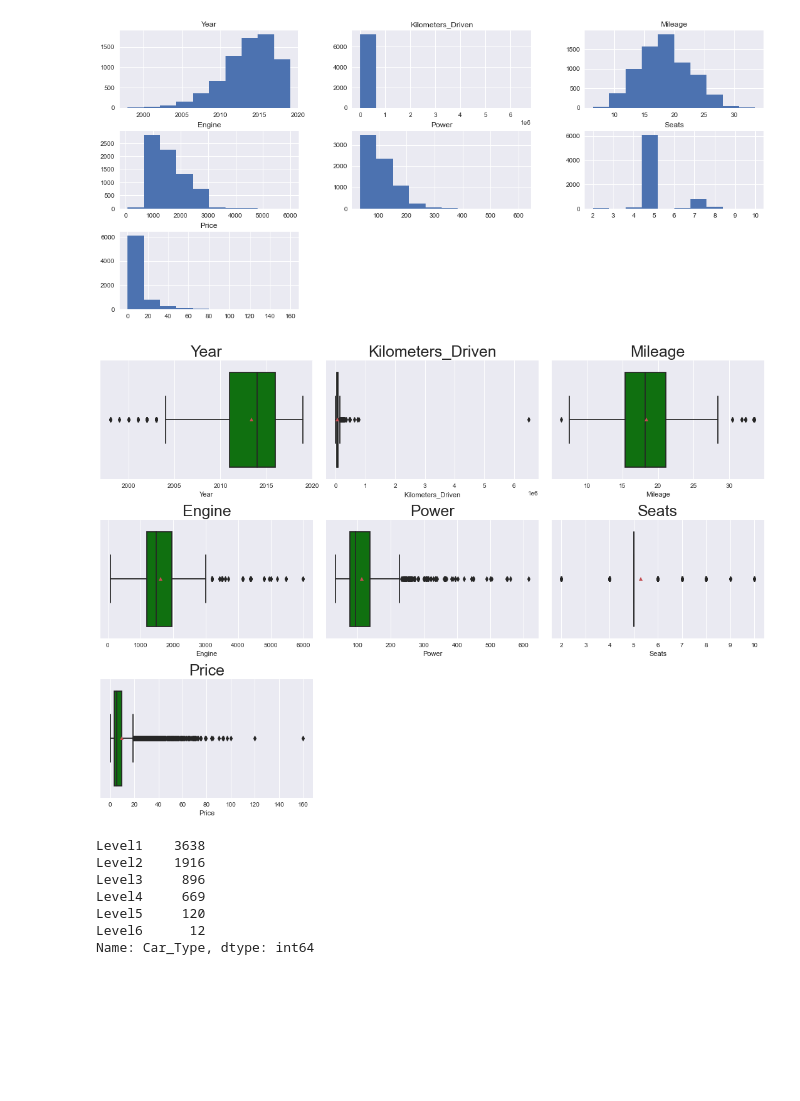
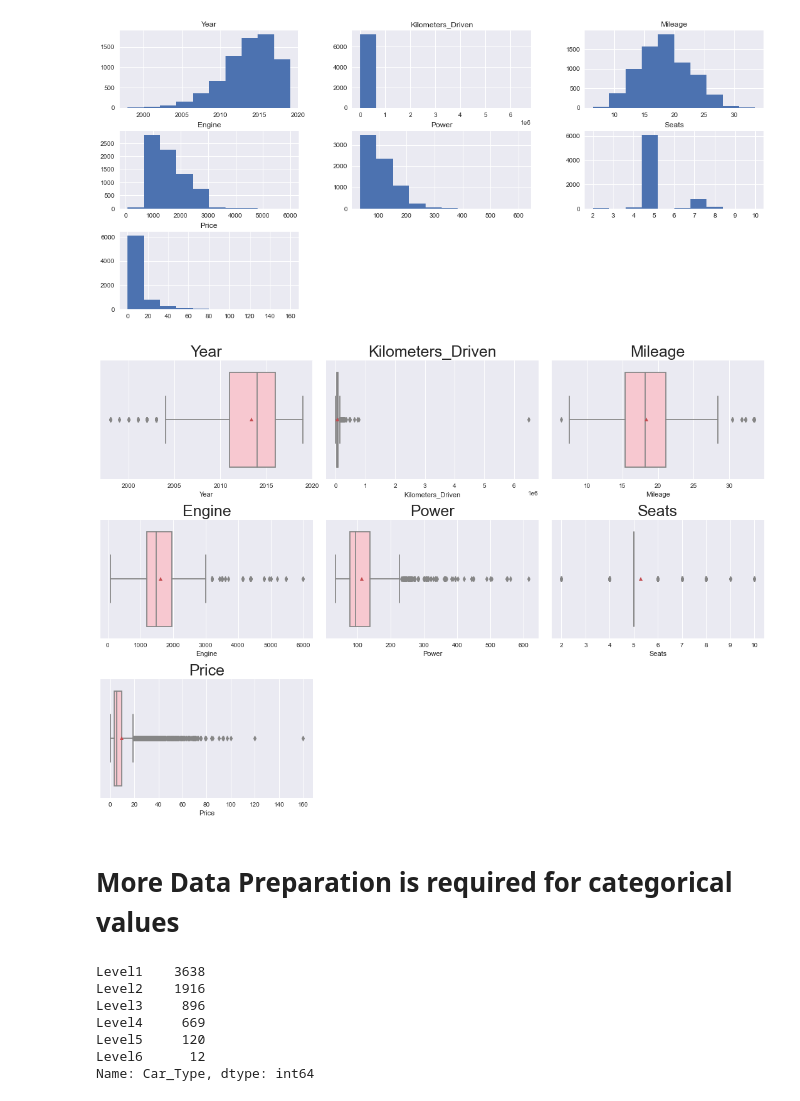
Before and after one commit to githosted/CAPSTONE, a Jupyter notebook: UsedCars.ipynb, the cells around one changed output. Drawn from its saved outputs; the diff is of its cells as text; code cells hidden in the pictures; blank space fills up the shorter version.

```diff
--- a/UsedCars.ipynb
+++ b/UsedCars.ipynb
@@ -214,8 +208,8 @@ df['Price']= df['Price'].fillna(0.0)
 # %%
-#running a loop to check every row in df dataset
-for i in range(len(df)):
-    if df.Price[i]==0.00:
+#Running a loop to check every row in data dataset
+for i in range(len(data)):
+    if data.Price[i]==0.00:
         for j in range(len(Model)):
-            if df.Model[i]==Model[j]:  #Comparing the Car model  names in both datasets
-                df.Price[i]=Median2[j]  #replacing the Price of the car with the median price of its subsequent model
+            if data.Model[i]==Model[j]:  #Comparing the Car model  names in both datasets
+                data.Price[i]=Median2[j]  #replacing the Price of the car with the median price of its subsequent model
 # %%
@@ -257,12 +251,12 @@ df[df['Price'].isna()]
 | 7236 | Hyundai Elite i20 Magna Plus | Kochi | 2018 | 23955 | Petrol | Manual | First | 18.60 | 1197.0 | ... |
 178 rows × 14 columns
 # %%
-#Again, replacing the missing values with float 0.0
-df['Price']= df['Price'].fillna(0.0)
+#Replacing the missing values with float 0.0
+data['Price']= data['Price'].fillna(0.0)
 #running a loop to check row in dataset
-for i in range(len(df)):
-    if df.Price[i]==0.00:
+for i in range(len(data)):
+    if data.Price[i]==0.00:
         for j in range(len(Brand_name)):
-            if df.Car_Brand[i]==Brand_name[j]:  #Comparing the brand names in both datasets
-                df.Price[i]=Median1[j]     #replacing with corresponding median values
+            if data.Car_Brand[i]==Brand_name[j]:  #Comparing the brand names in both datasets
+                data.Price[i]=Median1[j]          #replacing with corresponding median values
 # %%
@@ -273,7 +267,7 @@ df[df['Price'].isna()]
 | 6216 | Hindustan Motors Contessa 2.0 DSL | Pune | 1996 | 65000 | Diesel | Manual | Second | 14.1 | 1995.0 | ... |
 | 7067 | OpelCorsa 1.4Gsi | Hyderabad | 2005 | 50000 | Petrol | Manual | Second | 14.2 | 1389.0 | ... |
 # %%
-#Dropping the above cars - as they are rare and will not impact results
-df.dropna(axis=0,inplace=True)
+#Dropping the cars in above df - (as they are rare, do not want to impact overall results
+data.dropna(axis=0,inplace=True)
 # %%
 #checking the shape
@@ -298,11 +315,11 @@ df.describe().T
 # %%
 #Plotting histogram for distribution
-Uni_num = df.select_dtypes(include=np.number).columns.tolist()
+Uni_num = data.select_dtypes(include=np.number).columns.tolist()
 plt.figure(figsize=(15,65))
  #creating a loop that will show the plots for the columns in one plot
 for i in range(len(Uni_num)):
     plt.subplot(18,3,i+1)
-    sns.histplot(df[Uni_num[i]],kde=False)
+    sns.histplot(data[Uni_num[i]],kde=False)
     plt.tight_layout()
     plt.title(Uni_num[i],fontsize=25)
 
@@ -327,16 +344,18 @@ df.hist(ax = ax);
 # %% [output]
 [figure]
 # %%
-#Plotting a box plot to investigateparameters
+#Plotting a box plot to confirm preconceived assumptions
 plt.figure(figsize=(15,35))
 for i in range(len(Uni_num)):
     plt.subplot(10,3,i+1)
-    sns.boxplot(df[Uni_num[i]],showmeans=True, color='green')
+    sns.boxplot(data[Uni_num[i]],showmeans=True, color='pink')
     plt.tight_layout()
     plt.title(Uni_num[i],fontsize=25)
 plt.show()
 # %% [output]
-[figure, old version]
+[figure, new version]
+# %% [markdown]
+# More Data Preparation is required for categorical values
 # %%
 #Creating region lists
 regions ={'Delhi':'North','Jaipur':'North',
```
Also changed, not shown: parts of 71 cells of this notebook, 4 other files.
